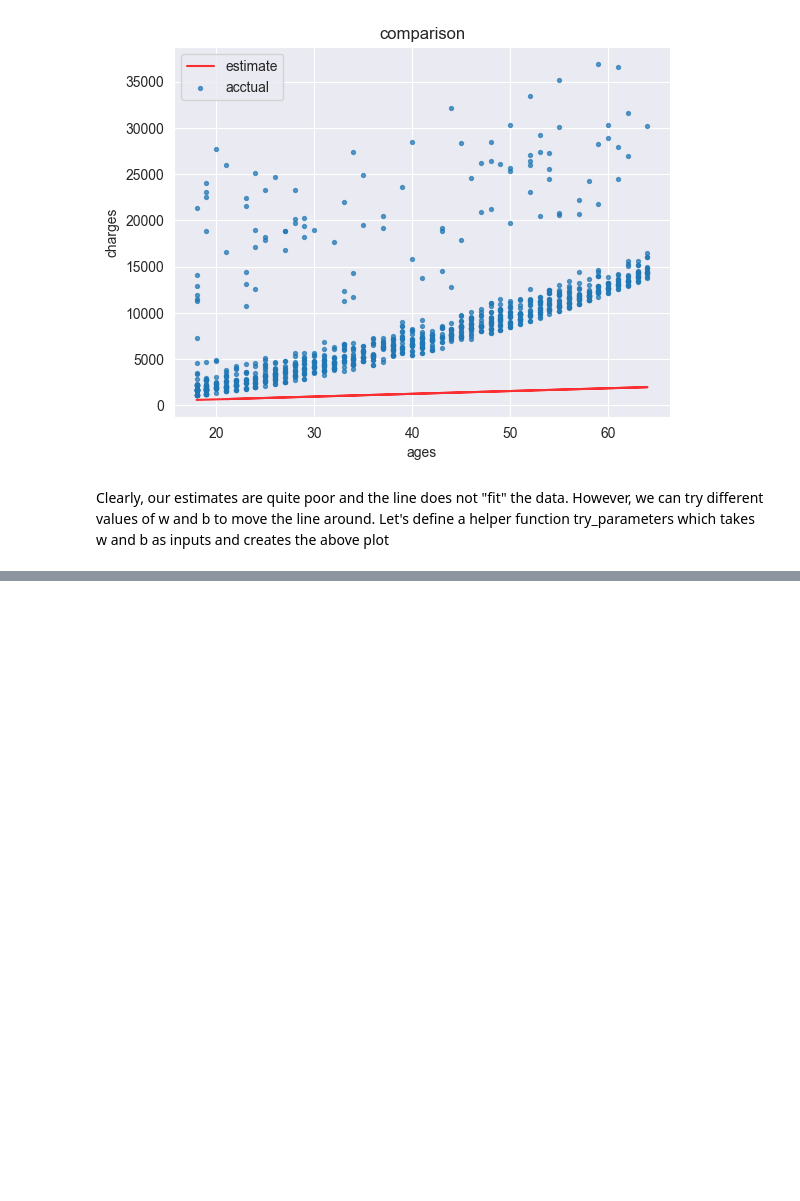
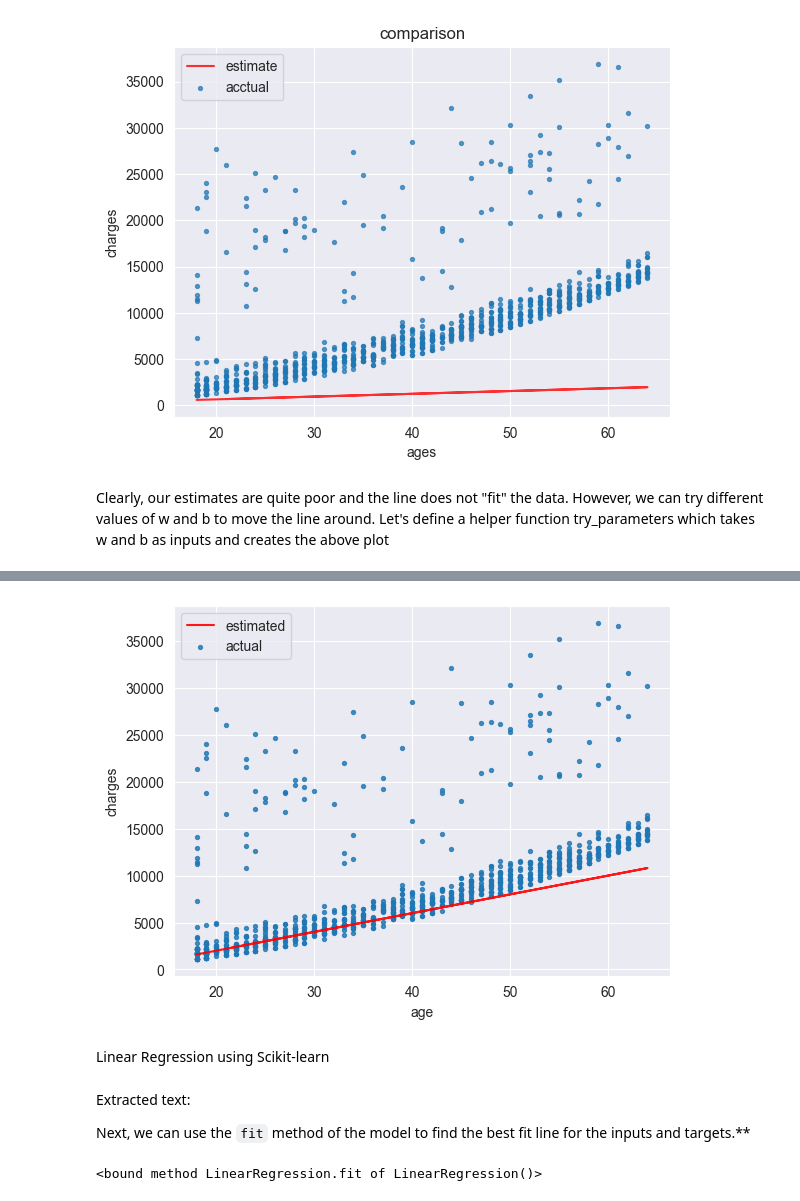
Before and after one commit to Aryan-Marathe/Machine-Learning-, a Jupyter notebook: linear_regrassion.ipynb, the cells around one changed output, grey strips where cells are left out. Cells and saved outputs as stored; diff of their text form; code cells hidden in the pictures; blank space fills up the shorter version.

```diff
--- a/linear_regrassion.ipynb
+++ b/linear_regrassion.ipynb
@@ -349,0 +428,15 @@ NameError: name 'predicted_charges' is not defined
+# %%
+def try_params(w,b):
+    target=non_smoker_df['charges']
+    predicted=predicted_charges(non_smoker_df['age'],w,b)
+    loss=rmse(predicted,target)
+
+    plt.plot(ages,predicted,'r',alpha=0.9);
+    plt.scatter(ages,target,s=8,alpha=0.8);
+    plt.xlabel("age")
+    plt.ylabel("charges")
+    plt.legend(['estimated','actual']);
+    print("loss = ",loss)
+# %%
+try_params(200,-2000)
+# %% [output]
@@ -349,0 +444,3 @@ NameError: name 'predicted_charges' is not defined
+[figure, added]
+# %% [markdown]
+Linear Regression using Scikit-learn
@@ -349,0 +451,8 @@ NameError: name 'predicted_charges' is not defined
+# %% [markdown]
+Extracted text:
+
+Next, we can use the `fit` method of the model to find the best fit line for the inputs and targets.**
+# %%
+model.fit
+# %% [output]
+<bound method LinearRegression.fit of LinearRegression()>
```
Also changed, not shown: parts of 17 cells of this notebook, 1 other file.
